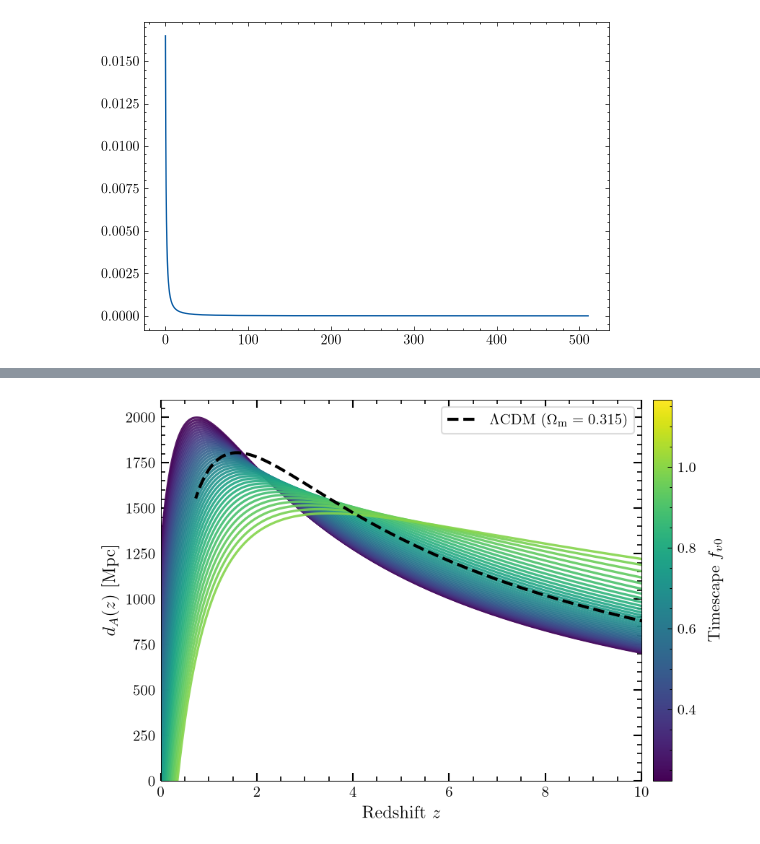
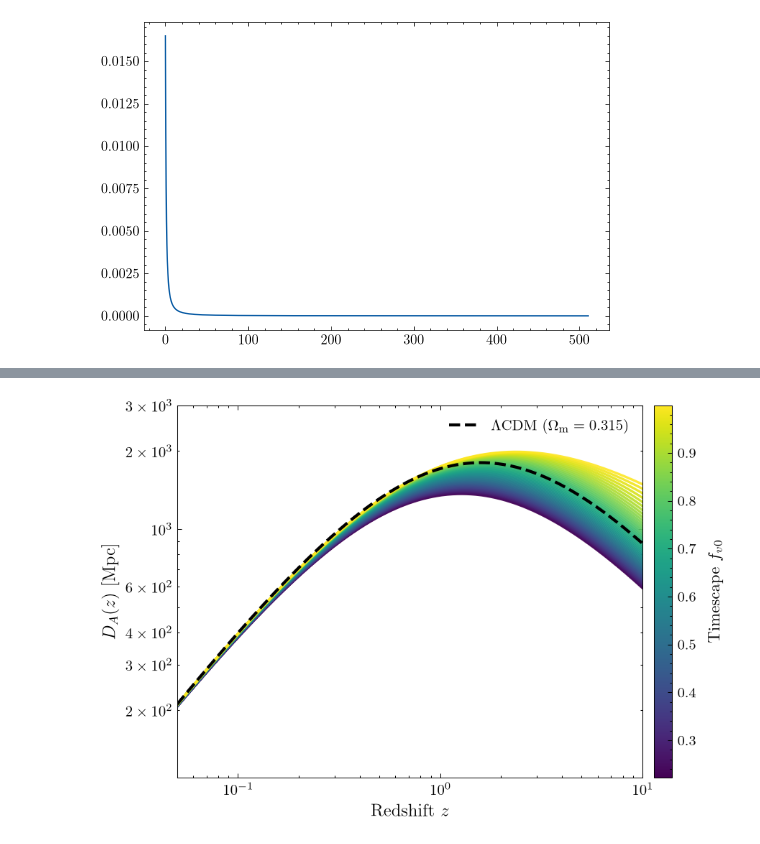
Before and after one commit to vPedreros/timescape, a Jupyter notebook: notebooks/distances.ipynb, the cells around one changed output, grey strips where cells are left out. Saved outputs shown, nothing was run; the diff lists cells and outputs as text; code cells hidden in the pictures.

```diff
--- a/notebooks/distances.ipynb
+++ b/notebooks/distances.ipynb
@@ -1,13 +1,17 @@
 # %%
+import sys
 import numpy as np
-import matplotlib.pyplot as plt
-import scienceplots
 from scipy.integrate import quad
 
+import matplotlib.pyplot as plt
+import matplotlib as mpl
+from matplotlib.ticker import AutoMinorLocator
+import scienceplots
+
+from pathlib import Path
+
+sys.path.append(str(Path("../python").resolve()))
+
+from utils import *
+
 plt.style.use(['science'])
-
-# Constants
-c = 299792.458   # km / s
-H0 = 67       # km / s / Mpc
-fv0 = 0.695
-Omm = 0.315
@@ -98,66 +96,39 @@ Effective H0 at z->0: 67.00762713653093
 # %%
-import matplotlib as mpl
-from matplotlib.ticker import AutoMinorLocator
-fv0 = 0.695
-# 1. Sample volume-average time t from early universe up to t_present
-# Using logspace gives smooth resolution across both low z and high z (up to z ~ 120)
-tt = np.geomspace(1e-4 * t_present, t_present, 1000)
-fv0_vals = np.linspace(fv0*0.32, fv0*1.68, 50)
+fv0_vals = np.linspace(fv0*0.32, 0.999, 50)
 
 fig, ax1 = plt.subplots(figsize=(6.2, 4.2), dpi=150)
 
 cmap = plt.cm.viridis
 norm = mpl.colors.Normalize(vmin=fv0_vals.min(), vmax=fv0_vals.max())
 
-for fv0 in fv0_vals:
-    z_ts = z_of_t(tt, fv0, H0)
-    dA_ts = angular_diameter_distance(tt, t_present, fv0, H0)  # In Mpc
+for fv in fv0_vals:
+    t_present = (2 + fv) / (3*H_bar_0(fv, H0))
+    tt = np.geomspace(1e-4 * t_present, t_present, 1000)
+    zz = z_of_t(tt, fv, H0)
+    DA_ts = DA_timescape(tt, t_present, fv, H0)  # In Mpc
 
-    # 2. Compute Flat LCDM angular diameter distance for comparison (Omega_m0 = 0.315)
-    Omega_m0 = 0.315
-    def dA_lcdm(z_array, H0, Omega_m0):
-        dA_list = []
-        for z in z_array:
-            integrand = lambda zp: 1.0 / np.sqrt(Omega_m0 * (1 + zp)**3 + (1 - Omega_m0))
-            dc, _ = quad(integrand, 0, z)
-            dA_list.append((c / H0) * dc / (1 + z))
-        return np.array(dA_list)
+    ax1.loglog(zz, DA_ts, color=cmap(norm(fv)), lw=1.6, alpha=0.9)
 
-    dA_lcdm_vals = dA_lcdm(z_ts, H0, Omega_m0)
-
-    # 3. Plot d_A(z) for z in [0, 10] and the full range up to z ~ 120
-
-    # Left panel: Low-to-intermediate redshift (shows the turnaround peak at z ~ 1.6)
-    ax1.plot(z_ts, dA_ts, color=cmap(norm(fv0)), lw=1.6, alpha=0.9)
-
-ax1.plot(z_ts, dA_lcdm_vals, color='black', ls='--', lw=2.0, zorder=10,
-         label=f'$\\Lambda$CDM ($\\Omega_{{\\rm m}}={Omega_m0}$)')
+ax1.loglog(zz_lcdm, DA_lcdm_vals, color='black', ls='--', lw=2.0, zorder=10,
+         label=f'$\\Lambda$CDM ($\\Omega_{{\\rm m}}={Omm}$)')
 
 # Colorbar for Timescape f_v0 values
 sm = mpl.cm.ScalarMappable(cmap=cmap, norm=norm)
 sm.set_array([])
 cbar = fig.colorbar(sm, ax=ax1, pad=0.02)
 cbar.set_label(r'Timescape $f_{v0}$', fontsize=11, labelpad=8)
 cbar.ax.tick_params(labelsize=9.5)
 
 # Axes limits, labels, ticks, and grid
-ax1.set_xlim(0, 10)
-ax1.set_ylim(bottom=0)
+ax1.set_xlim(5e-2, 10)
+ax1.set_ylim(1.1e2, 3e3)
 ax1.set_xlabel('Redshift $z$', fontsize=12)
-ax1.set_ylabel('$d_A(z)$ [Mpc]', fontsize=12)
+ax1.set_ylabel('$D_A(z)$ [Mpc]', fontsize=12)
 
-ax1.xaxis.set_minor_locator(AutoMinorLocator())
-ax1.yaxis.set_minor_locator(AutoMinorLocator())
-ax1.tick_params(which='both', direction='in', top=True, right=True, labelsize=10)
-ax1.tick_params(which='major', length=5.5, width=1.0)
-ax1.tick_params(which='minor', length=3.0, width=0.8)
+ax1.legend()
 
-# ax1.grid(True, which='major', ls=':', lw=0.7, alpha=0.45)
-ax1.legend(frameon=True, facecolor='white', framealpha=0.9,
-           edgecolor='0.85', fontsize=10, loc='upper right')
-
-# fig.savefig('../imgs/DA.pdf', bbox_inches='tight')
 plt.tight_layout()
+fig.savefig('../imgs/DA_pars.pdf', bbox_inches='tight')
 plt.show()
 # %% [output]
-[figure, old version]
+[figure, new version]
```
Also changed, not shown: parts of 6 cells of this notebook.
